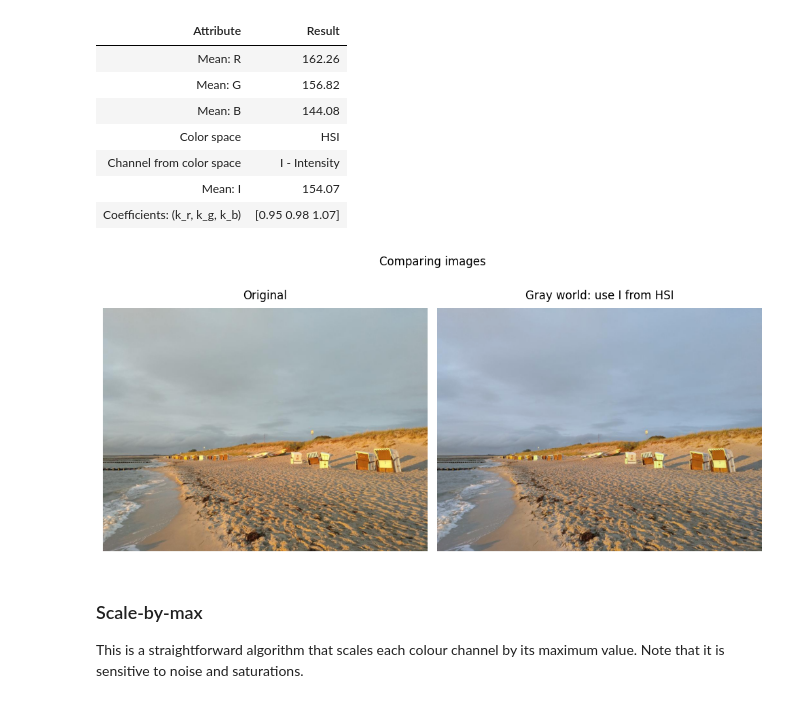
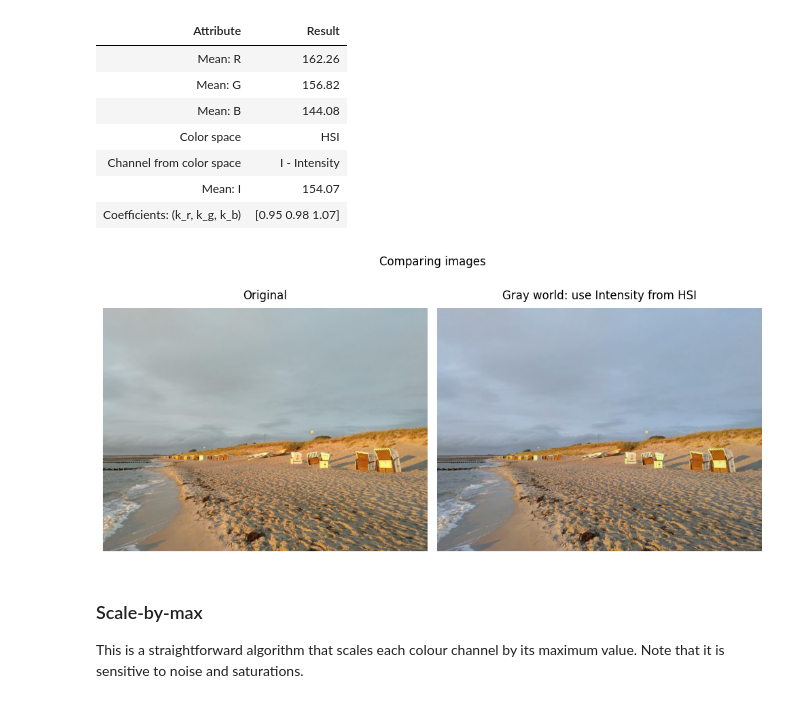
Before and after one commit to BogdanPinchuk/ComputerVision-PBY_HW2, a Jupyter notebook: Bohdan_Pinchuk_CV_HW2.ipynb, the cells around one changed output. Drawn from its saved outputs; the diff is of its cells as text; code cells hidden in the pictures.

Commit message:
[Homework2] - fixed titles

```diff
--- a/Bohdan_Pinchuk_CV_HW2.ipynb
+++ b/Bohdan_Pinchuk_CV_HW2.ipynb
@@ -525,31 +525,31 @@ Image processing
 # %%
 # Graphic results
 
 import matplotlib.pyplot as plt
 
 # Input data
 data_1 = img_rgb
 data_2 = balanced_gw_hsi
 
 # Solution
 _, axes = plt.subplots(1, 2, figsize=(10, 5))
 
 ax = axes[0]
 ax.imshow(data_1)
 ax.axis(False)
 ax.set_title("Original", pad=10, loc='center', color='black')
 
 ax = axes[1]
 ax.imshow(data_2)
 ax.axis(False)
-ax.set_title("Gray world: use I from HSI", pad=10, loc='center', color='black')
+ax.set_title("Gray world: use Intensity from HSI", pad=10, loc='center', color='black')
 
 # Plot
 plt.suptitle("Comparing images")
 plt.tight_layout()
 plt.show()
 # %% [output]
-[figure, old version]
+[figure, new version]
 # %% [markdown]
 ### Scale-by-max
 This is a straightforward algorithm that scales each colour channel by its maximum value. Note that it is sensitive to noise and saturations.
```
Also changed, not shown: parts of 1 cell of this notebook.
